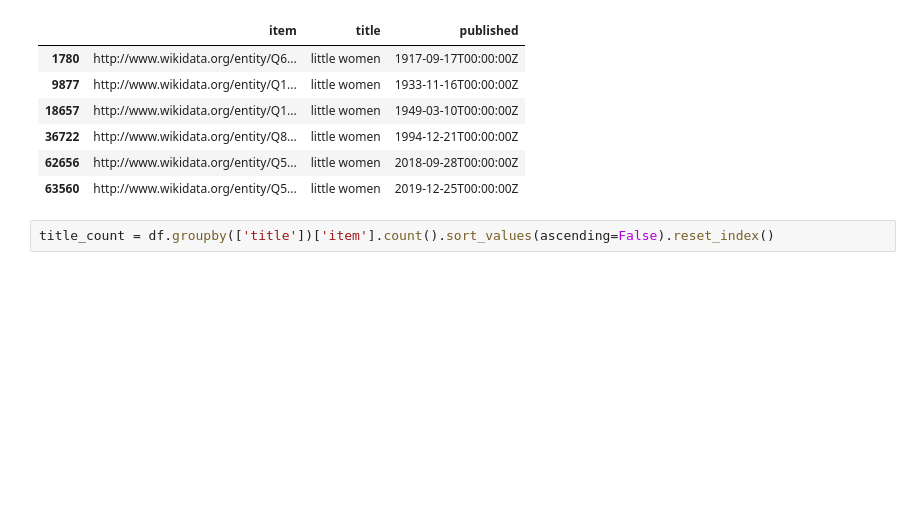
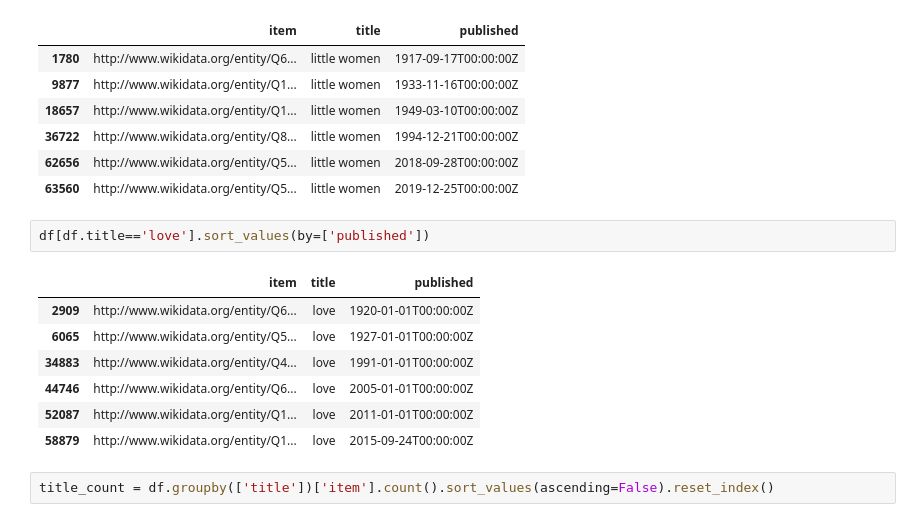
Before and after one commit to lisongx/film_title, a Jupyter notebook: src/data_cleaning.ipynb, the cells around one changed output. Cells and saved outputs as stored; diff of their text form; blank space fills up the shorter version.

```diff
--- a/src/data_cleaning.ipynb
+++ b/src/data_cleaning.ipynb
@@ -179,6 +179,16 @@ df[df.title=='little women'].sort_values(by=['published'])
 | 36722 | http://www.wikidata.org/entity/Q8... | little women | 1994-12-21T00:00:00Z |
 | 62656 | http://www.wikidata.org/entity/Q5... | little women | 2018-09-28T00:00:00Z |
 | 63560 | http://www.wikidata.org/entity/Q5... | little women | 2019-12-25T00:00:00Z |
+# %%
+df[df.title=='love'].sort_values(by=['published'])
+# %% [output]
+|  | item | title | published |
+| 2909 | http://www.wikidata.org/entity/Q6... | love | 1920-01-01T00:00:00Z |
+| 6065 | http://www.wikidata.org/entity/Q5... | love | 1927-01-01T00:00:00Z |
+| 34883 | http://www.wikidata.org/entity/Q4... | love | 1991-01-01T00:00:00Z |
+| 44746 | http://www.wikidata.org/entity/Q6... | love | 2005-01-01T00:00:00Z |
+| 52087 | http://www.wikidata.org/entity/Q1... | love | 2011-01-01T00:00:00Z |
+| 58879 | http://www.wikidata.org/entity/Q1... | love | 2015-09-24T00:00:00Z |
 # %%
 title_count = df.groupby(['title'])['item'].count().sort_values(ascending=False).reset_index()
 # %%
```
Also changed, not shown: parts of 3 cells of this notebook, 1 other file.
